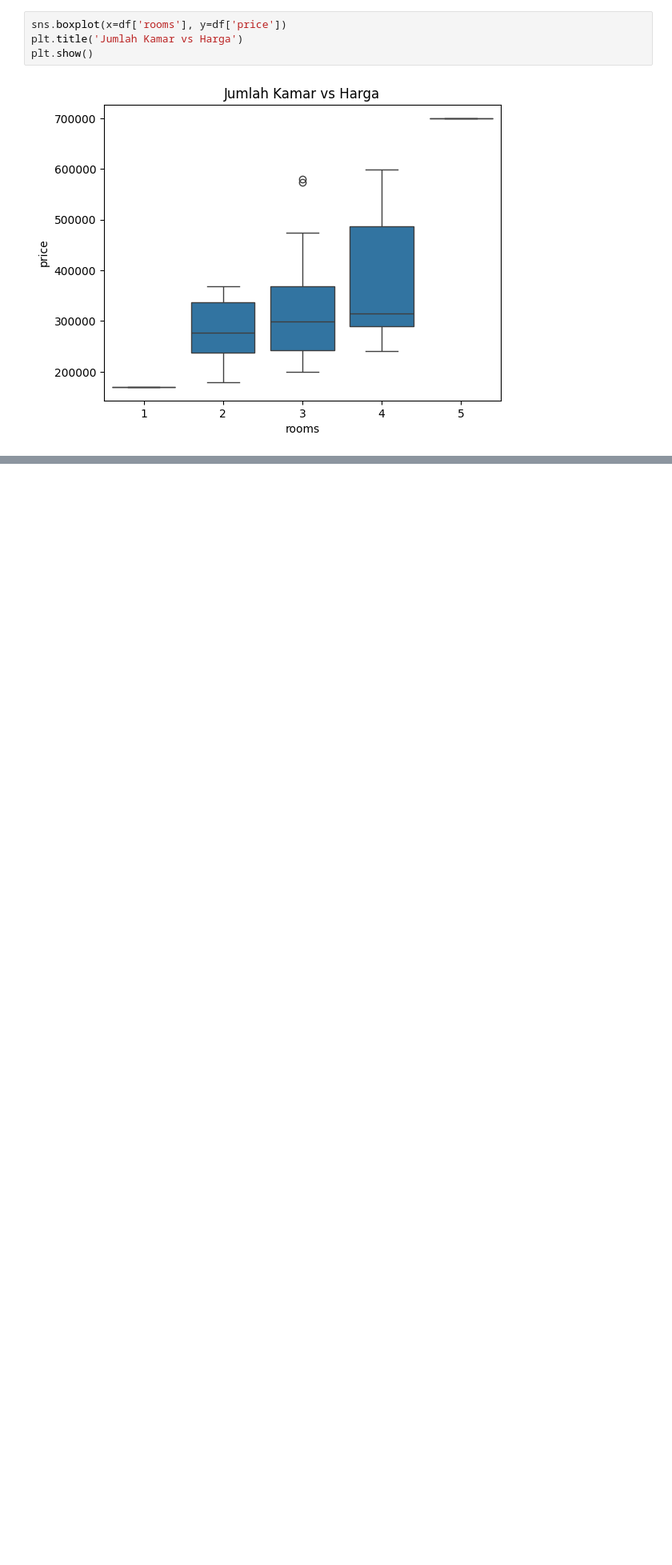
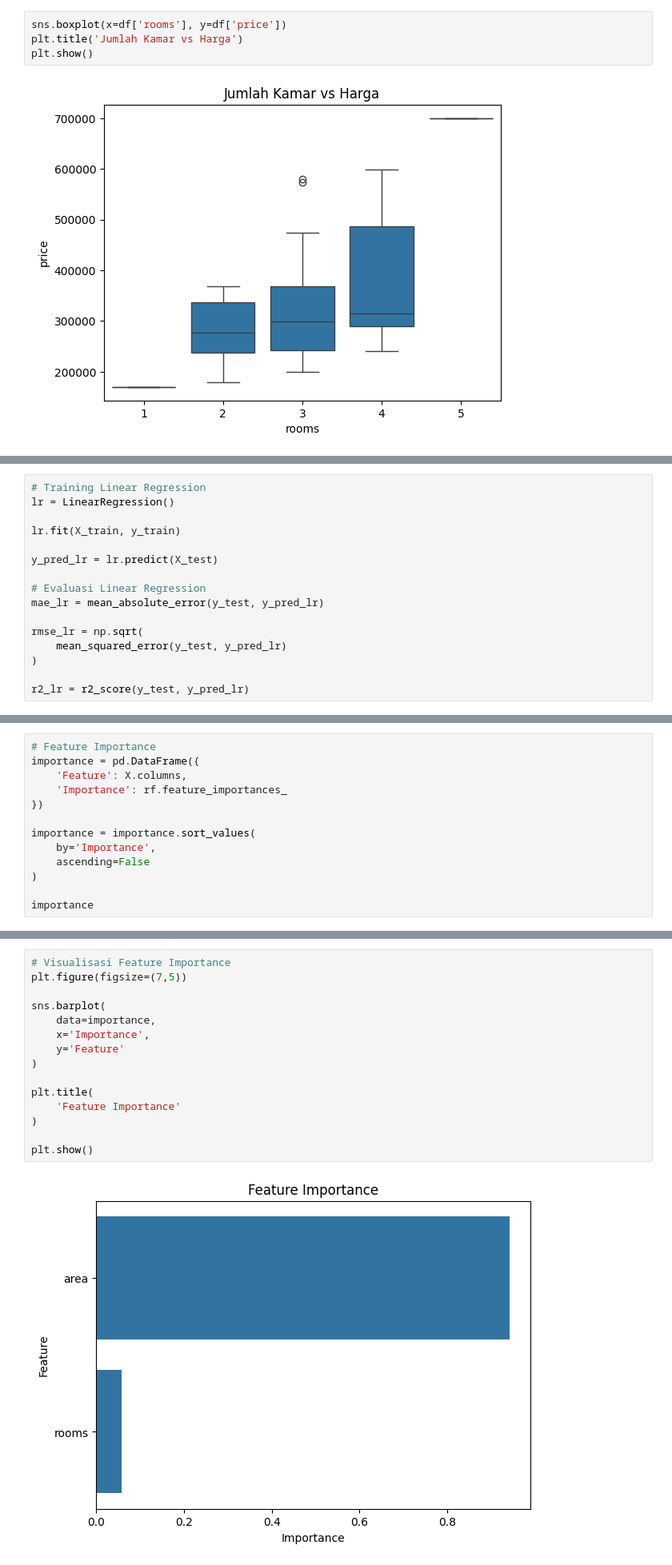
Before and after one commit to NajwaKaila/UAS-BengkelKoding, a Jupyter notebook: Notebook/UAS BengKod.ipynb, the cells around one changed output, grey strips where cells are left out. Shown at 80% size. Saved outputs shown, nothing was run; the diff lists cells and outputs as text; blank space fills up the shorter version.

```diff
--- a/Notebook/UAS BengKod.ipynb
+++ b/Notebook/UAS BengKod.ipynb
@@ -79,0 +169,16 @@ plt.show()
+# %%
+# Training Linear Regression
+lr = LinearRegression()
+
+lr.fit(X_train, y_train)
+
+y_pred_lr = lr.predict(X_test)
+
+# Evaluasi Linear Regression
+mae_lr = mean_absolute_error(y_test, y_pred_lr)
+
+rmse_lr = np.sqrt(
+    mean_squared_error(y_test, y_pred_lr)
+)
+
+r2_lr = r2_score(y_test, y_pred_lr)
@@ -79,0 +261,13 @@ plt.show()
+# %%
+# Feature Importance
+importance = pd.DataFrame({
+    'Feature': X.columns,
+    'Importance': rf.feature_importances_
+})
+
+importance = importance.sort_values(
+    by='Importance',
+    ascending=False
+)
+
+importance
@@ -79,0 +278,17 @@ plt.show()
+# %%
+# Visualisasi Feature Importance
+plt.figure(figsize=(7,5))
+
+sns.barplot(
+    data=importance,
+    x='Importance',
+    y='Feature'
+)
+
+plt.title(
+    'Feature Importance'
+)
+
+plt.show()
+# %% [output]
+[figure, added]
```
Also changed, not shown: parts of 23 cells of this notebook, 2 other files.
